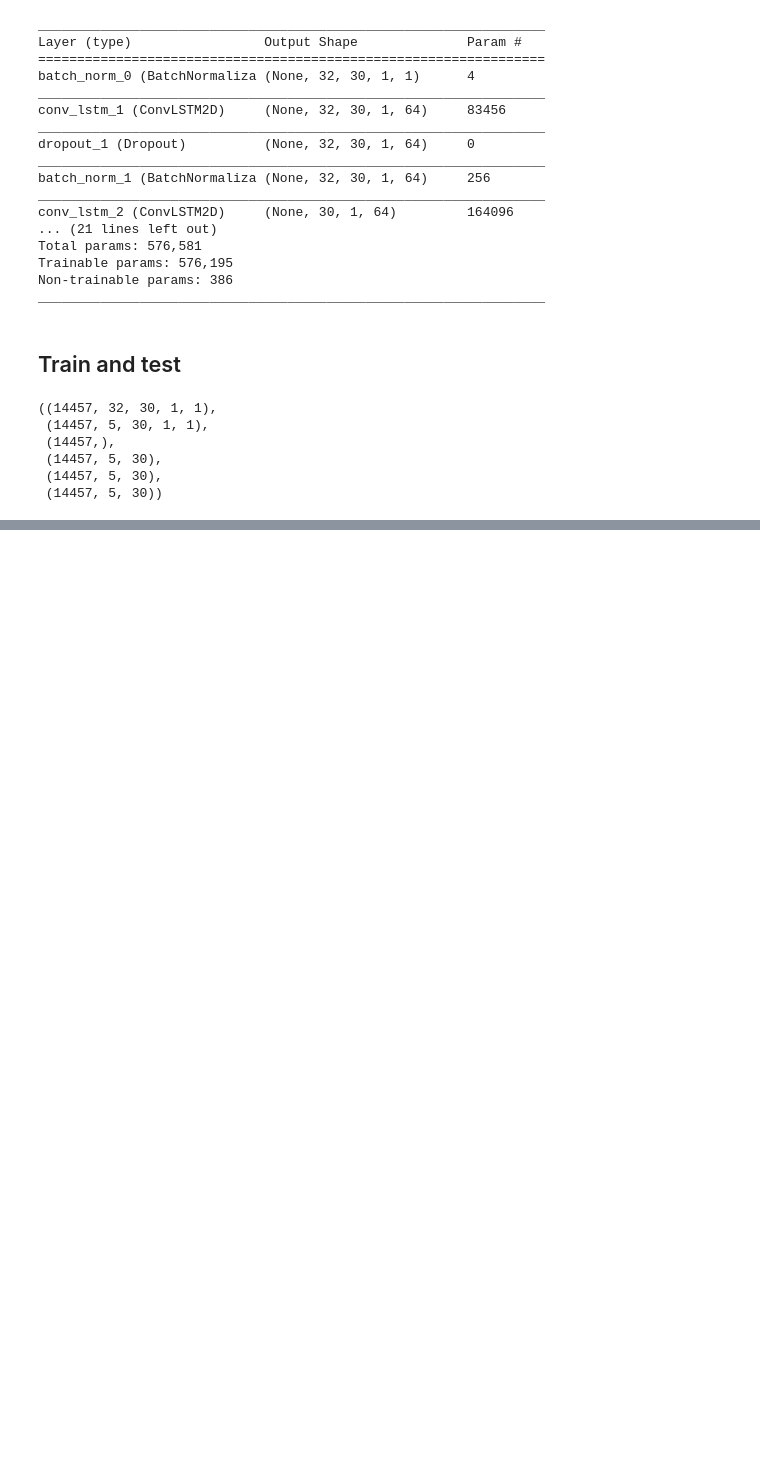
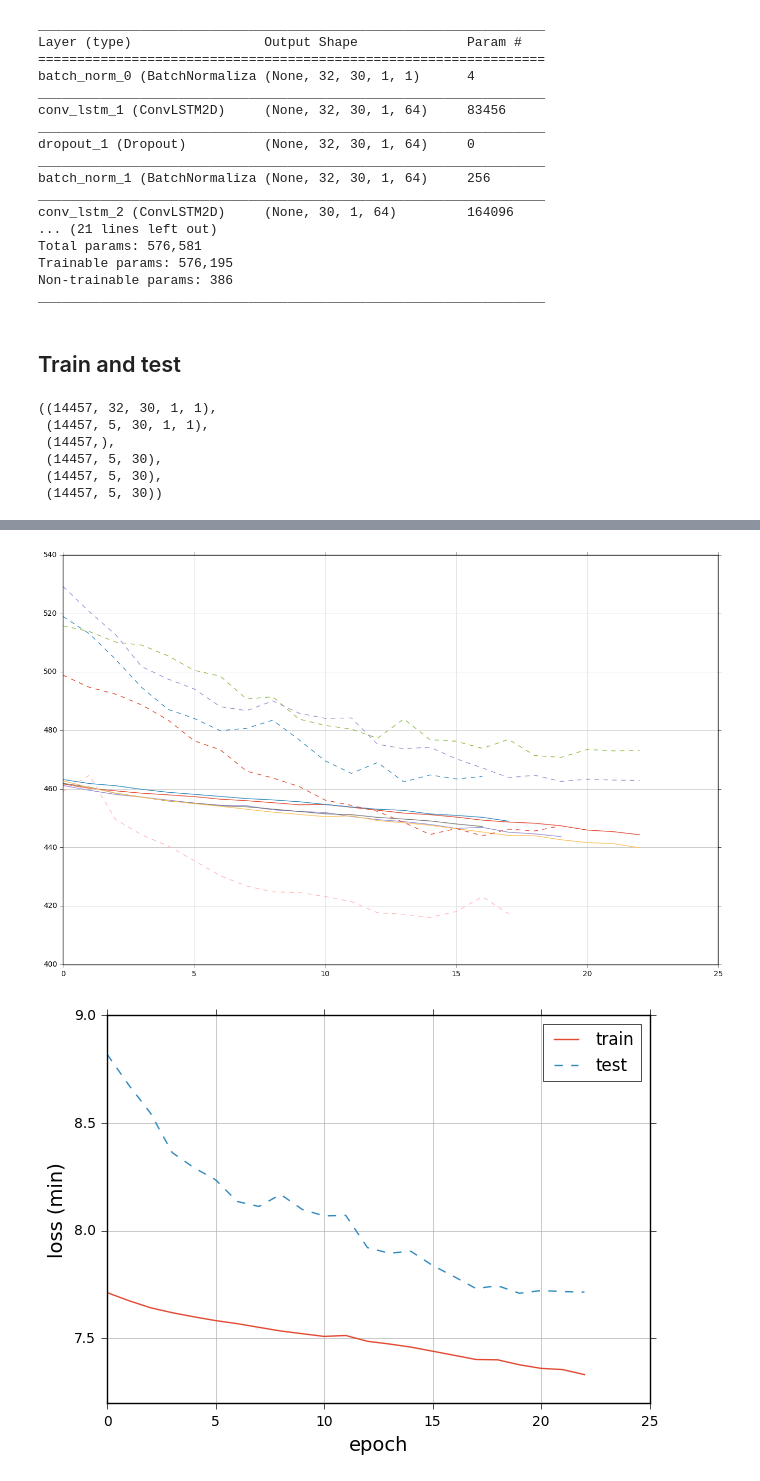
Before and after one commit to niklascp/bus-arrival-convlstm, a Jupyter notebook: jupyter/ConvLSTM_5x15min_5x64-5x64-5x64-5x64.ipynb, the cells around one changed output, grey strips where cells are left out. Saved outputs shown, nothing was run; the diff lists cells and outputs as text; code cells hidden in the pictures; blank space fills up the shorter version.

```diff
--- a/jupyter/ConvLSTM_5x15min_5x64-5x64-5x64-5x64.ipynb
+++ b/jupyter/ConvLSTM_5x15min_5x64-5x64-5x64-5x64.ipynb
@@ -308,19 +324,22 @@ print('Training duration (s) : ', time.time() - global_start_time)
 # %%
 for history in hist:
     plt.plot(history.history['loss'])
 for history in hist:
     plt.plot(history.history['val_loss'], linestyle = '--')
 
 fig = plt.figure(figsize=(7, 5), dpi=80, facecolor='w', edgecolor='k')
 ax = fig.add_subplot(1,1,1)
-ax.plot(np.array(hist[-2].history['loss']) / 60)
-ax.plot(np.array(hist[-2].history['val_loss']) / 60, linestyle = '--')
+ax.plot(np.array(hist[-1].history['loss']) / 60)
+ax.plot(np.array(hist[-1].history['val_loss']) / 60, linestyle = '--')
 plt.ylabel('loss (min)', fontsize = 14)
 plt.xlabel('epoch', fontsize = 14)
 plt.legend(['train', 'test'], loc='upper right')
 #plt.show()
 fig.savefig('conv_lstm_model_loss.pdf')
 #fig.close()
+# %% [output]
+[figure, added]
+[figure, added]
 # %%
 y_pred = model.predict(X_test)
 y_pred.shape
```
Also changed, not shown: parts of 6 cells of this notebook.
